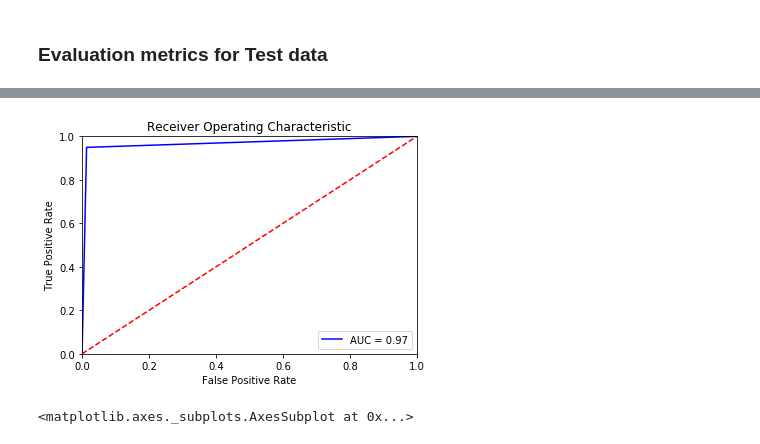
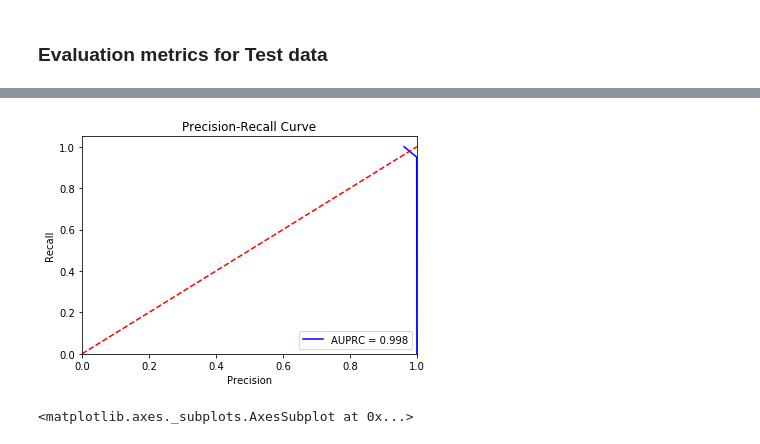
Before and after one commit to ncdingari/DS504, a Jupyter notebook: Anomaly-Detection/One-Class-SVM.ipynb, the cells around one changed output, grey strips where cells are left out. Cells and saved outputs as stored; diff of their text form; code cells hidden in the pictures.

```diff
--- a/Anomaly-Detection/One-Class-SVM.ipynb
+++ b/Anomaly-Detection/One-Class-SVM.ipynb
@@ -21,0 +27,2 @@ kdd = pd.read_csv('data/kddcup.data_10_percent_corrected.csv')
+# %%
+kdd = kdd[kdd.service=='http']
@@ -261,17 +270,17 @@ Area Under the ROC (AUC):  0.96796156809
 # %%
-fpr, tpr, thresholds = roc_curve(y_test, y_pred_test)
-roc_auc = auc(fpr, tpr)
-plt.title('Receiver Operating Characteristic')
-plt.plot(fpr, tpr, 'b', label = 'AUC = %0.2f' % roc_auc)
+precision, recall, _ = precision_recall_curve(y_test, y_pred_test)
+auprc = average_precision_score(y_test, y_pred_test)
+plt.title('Precision-Recall Curve')
+plt.plot(precision, recall, 'b', label = 'AUPRC = %0.3f' % auprc)
 plt.legend(loc = 'lower right')
 plt.plot([0, 1], [0, 1],'r--')
 plt.xlim([0, 1])
-plt.ylim([0, 1])
-plt.ylabel('True Positive Rate')
-plt.xlabel('False Positive Rate')
+plt.ylim([0, 1.05])
+plt.ylabel('Recall')
+plt.xlabel('Precision')
 plt.show()
 # %% [output]
-[figure, old version]
+[figure, new version]
 # %%
 confmat_train = confusion_matrix(y_train, y_pred_train)
 confmat_test = confusion_matrix(y_test, y_pred_test)
```
Also changed, not shown: parts of 9 cells of this notebook, 3 other files.
